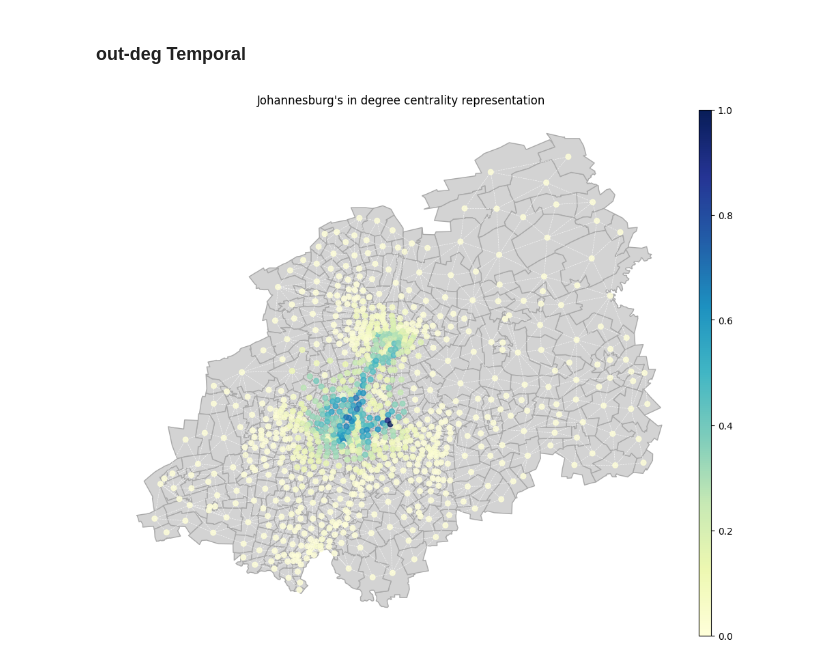
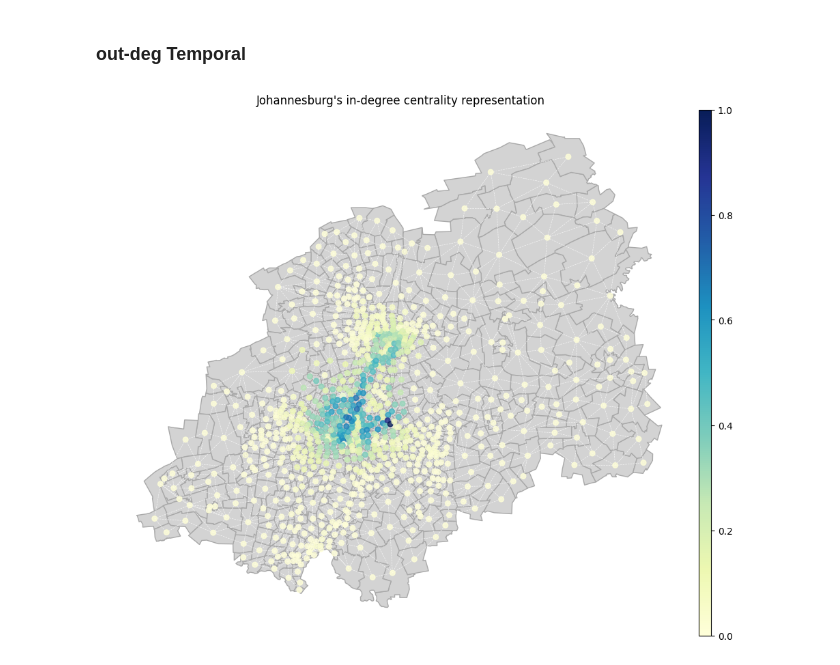
Before and after one commit to RiccardoSpolaor/Traffic-Flow-Analysis-Using-Uber-Movement-Data, a Jupyter notebook: src/main.ipynb, the cells around one changed output. Saved outputs shown, nothing was run; the diff lists cells and outputs as text; code cells hidden in the pictures.

Commit message:
Refactor
- Create `utils/metrics` module to compute the metrics;
- Create `utils/graphics` module to plot the results;
- Refactor `main.ipynb`.

```diff
--- a/src/main.ipynb
+++ b/src/main.ipynb
@@ -189,43 +177,10 @@ temporal_network_9_out_deg = { n: v / max(temporal_network_9_out_deg.values()) f
-# %%
-from utils.geodataframe import get_geodataframe_coordinates_dict
-import matplotlib.pyplot as plt
-from matplotlib import cm, colors
-from mpl_toolkits.axes_grid1 import make_axes_locatable
-
-fig, ax = plt.subplots(1, figsize=(15, 10))
-
-divider = make_axes_locatable(ax)
-cax = divider.append_axes("right", size="2%", pad=-.0005)
-
-gdf.plot(ax=ax, edgecolor='darkgray', color='lightgray')
-
-node_colors = [temporal_network_9_in_deg[n] if n in temporal_network_9_in_deg.keys() else 0.
-               for n in spatial_network.nodes()]
-
-d = nx.draw(
-    spatial_network,
-    coordinates,
-    ax=ax,
-    node_size=30,
-    width=.5,
-    node_color=node_colors,
-    edge_color="white",
-    style='--',
-    alpha=.8,
-    cmap=plt.cm.YlGnBu
-)
-
-ax.get_xaxis().set_visible(False)
-ax.get_yaxis().set_visible(False)
-
-cmap = plt.cm.YlGnBu
-norm = colors.Normalize(vmin=0., vmax=1.)
-
-fig.colorbar(cm.ScalarMappable(norm=norm, cmap=cmap),
-             cax=cax)
-
-ax.set_title("Johannesburg's in degree centrality representation")
-
-plt.show()
-# %% [output]
-[figure, removed]
+# %%
+from utils.metrics import get_metric
+
+temporal_network_9_in_deg = get_metric(temporal_network_9, 'in-deg', weight='mean_travel_time')
+# %%
+from utils.graphics import plot_metric
+
+plot_metric(gdf, spatial_network, temporal_network_9_in_deg, title = "Johannesburg's in-degree centrality representation")
+# %% [output]
+[figure, added]
```
Also changed, not shown: parts of 8 cells of this notebook, 2 other files.
